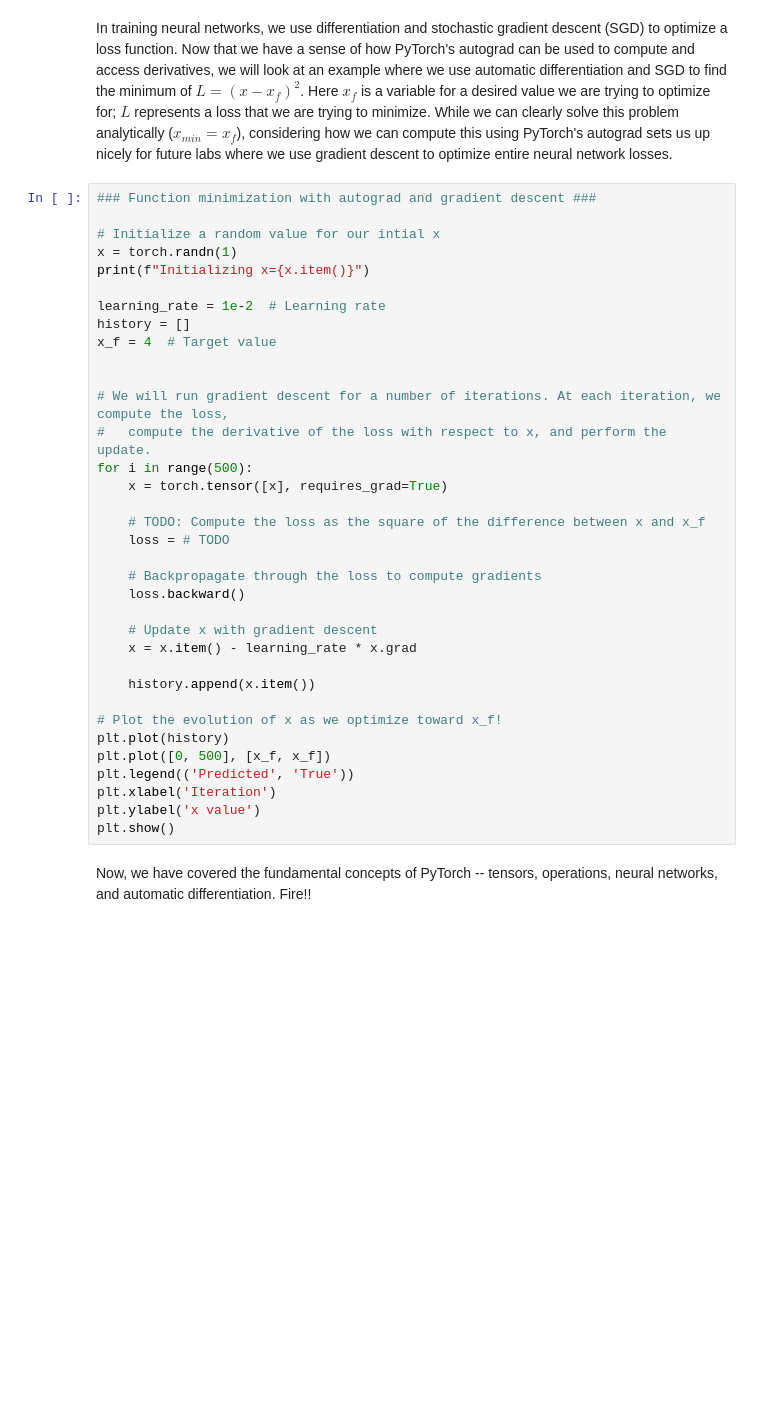
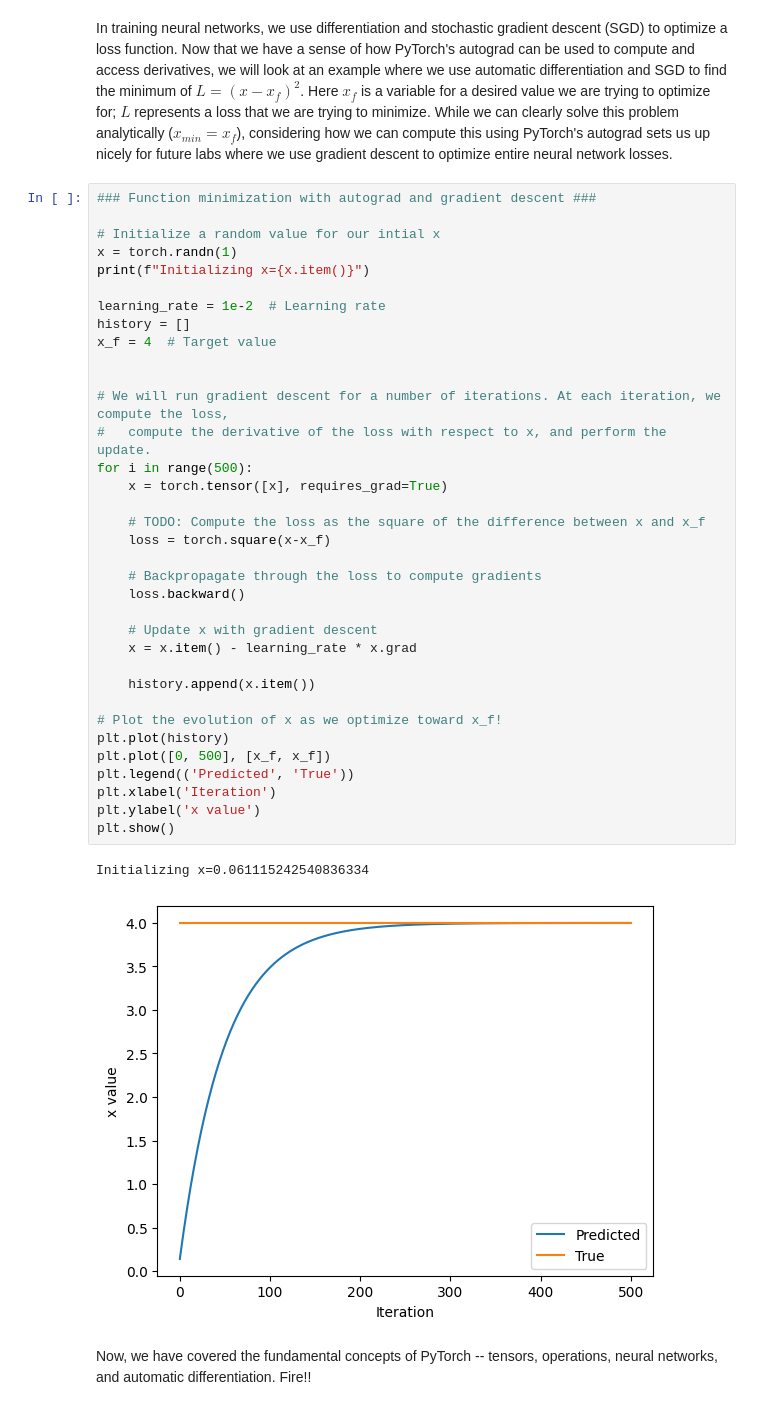
Before and after one commit to SanjaySaatyaki/introtodeeplearning, a Jupyter notebook: lab1/PT_Part1_Intro.ipynb, the cells around one changed output. Cells and saved outputs as stored; diff of their text form; blank space fills up the shorter version.

```diff
--- a/lab1/PT_Part1_Intro.ipynb
+++ b/lab1/PT_Part1_Intro.ipynb
@@ -325,33 +352,36 @@ In training neural networks, we use differentiation and stochastic gradient desc
 x = torch.randn(1)
 print(f"Initializing x={x.item()}")
 
 learning_rate = 1e-2  # Learning rate
 history = []
 x_f = 4  # Target value
 
 
 # We will run gradient descent for a number of iterations. At each iteration, we compute the loss,
 #   compute the derivative of the loss with respect to x, and perform the update.
 for i in range(500):
     x = torch.tensor([x], requires_grad=True)
 
     # TODO: Compute the loss as the square of the difference between x and x_f
-    loss = # TODO
+    loss = torch.square(x-x_f)
 
     # Backpropagate through the loss to compute gradients
     loss.backward()
 
     # Update x with gradient descent
     x = x.item() - learning_rate * x.grad
 
     history.append(x.item())
 
 # Plot the evolution of x as we optimize toward x_f!
 plt.plot(history)
 plt.plot([0, 500], [x_f, x_f])
 plt.legend(('Predicted', 'True'))
 plt.xlabel('Iteration')
 plt.ylabel('x value')
 plt.show()
+# %% [output]
+Initializing x=0.061115242540836334
+[figure, added]
 # %% [markdown]
 Now, we have covered the fundamental concepts of PyTorch -- tensors, operations, neural networks, and automatic differentiation. Fire!!
```
Also changed, not shown: parts of 14 cells of this notebook.
